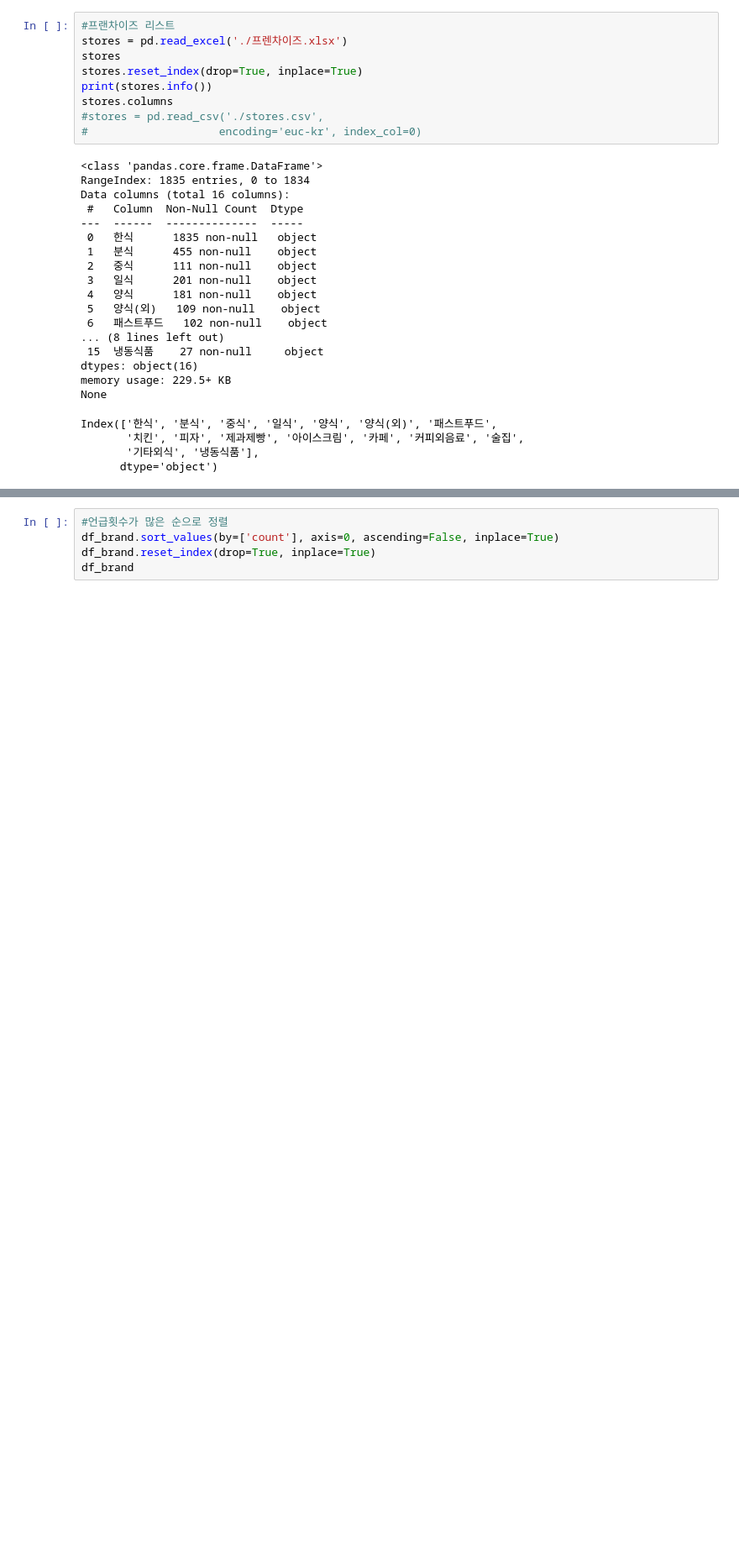
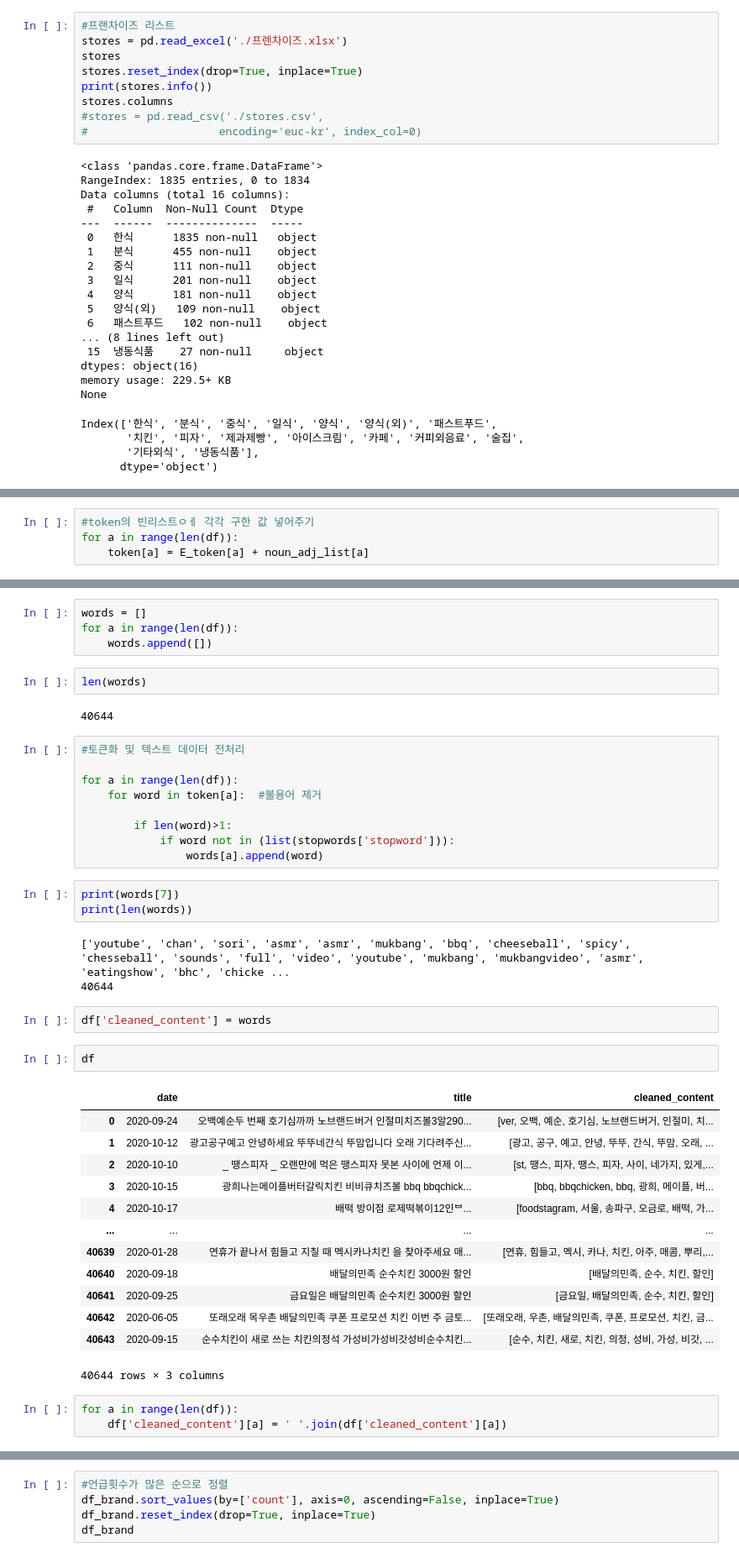
Before and after one commit to sangjiha/prj_SNS_trend, a Jupyter notebook: preprocessing_brandcount_wordcloud.ipynb, the cells around one changed output, grey strips where cells are left out. Shown at 84% size. Cells and saved outputs as stored; diff of their text form; blank space fills up the shorter version.

```diff
--- a/preprocessing_brandcount_wordcloud.ipynb
+++ b/preprocessing_brandcount_wordcloud.ipynb
@@ -165,0 +203,4 @@ None
+# %%
+#token의 빈리스트ㅇㅔ 각각 구한 값 넣어주기
+for a in range(len(df)):
+    token[a] = E_token[a] + noun_adj_list[a]
@@ -165,0 +211,44 @@ None
+# %%
+words = []
+for a in range(len(df)):
+    words.append([])
+# %%
+len(words)
+# %% [output]
+40644
+# %%
+#토큰화 및 텍스트 데이터 전처리
+
+for a in range(len(df)):
+    for word in token[a]:  #불용어 제거
+
+        if len(word)>1:
+            if word not in (list(stopwords['stopword'])):
+                words[a].append(word)
+# %%
+print(words[7])
+print(len(words))
+# %% [output]
+['youtube', 'chan', 'sori', 'asmr', 'asmr', 'mukbang', 'bbq', 'cheeseball', 'spicy', 'chesseball', 'sounds', 'full', 'video', 'youtube', 'mukbang', 'mukbangvideo', 'asmr', 'eatingshow', 'bhc', 'chicke ...
+40644
+# %%
+df['cleaned_content'] = words
+# %%
+df
+# %% [output]
+|  | date | title | cleaned_content |
+| 0 | 2020-09-24 | 오백예순두 번째 호기심까까 노브랜드버거 인절미치즈볼3알290... | [ver, 오백, 예순, 호기심, 노브랜드버거, 인절미, 치... |
+| 1 | 2020-10-12 | 광고공구예고 안녕하세요 뚜뚜네간식 뚜맘입니다 오래 기다려주신... | [광고, 공구, 예고, 안녕, 뚜뚜, 간식, 뚜맘, 오래, ... |
+| 2 | 2020-10-10 | _ 땡스피자 _ 오랜만에 먹은 땡스피자 못본 사이에 언제 이... | [st, 땡스, 피자, 땡스, 피자, 사이, 네가지, 있게,... |
+| 3 | 2020-10-15 | 광희나는메이플버터갈릭치킨 비비큐치즈볼 bbq bbqchick... | [bbq, bbqchicken, bbq, 광희, 메이플, 버... |
+| 4 | 2020-10-17 | 배떡 방이점 로제떡볶이12인ᄇ... | [foodstagram, 서울, 송파구, 오금로, 배떡, 가... |
+| ... | ... | ... | ... |
+| 40639 | 2020-01-28 | 연휴가 끝나서 힘들고 지칠 때 멕시카나치킨 을 찾아주세요 매... | [연휴, 힘들고, 멕시, 카나, 치킨, 아주, 매콤, 뿌리,... |
+| 40640 | 2020-09-18 | 배달의민족 순수치킨 3000원 할인 | [배달의민족, 순수, 치킨, 할인] |
+| 40641 | 2020-09-25 | 금요일은 배달의민족 순수치킨 3000원 할인 | [금요일, 배달의민족, 순수, 치킨, 할인] |
+| 40642 | 2020-06-05 | 또래오래 목우촌 배달의민족 쿠폰 프로모션 치킨 이번 주 금토... | [또래오래, 우촌, 배달의민족, 쿠폰, 프로모션, 치킨, 금... |
+| 40643 | 2020-09-15 | 순수치킨이 새로 쓰는 치킨의정석 가성비가성비갓성비순수치킨... | [순수, 치킨, 새로, 치킨, 의정, 성비, 가성, 비갓, ... |
+40644 rows × 3 columns
+# %%
+for a in range(len(df)):
+    df['cleaned_content'][a] = ' '.join(df['cleaned_content'][a])
```
Also changed, not shown: parts of 24 cells of this notebook, 35 other files.
